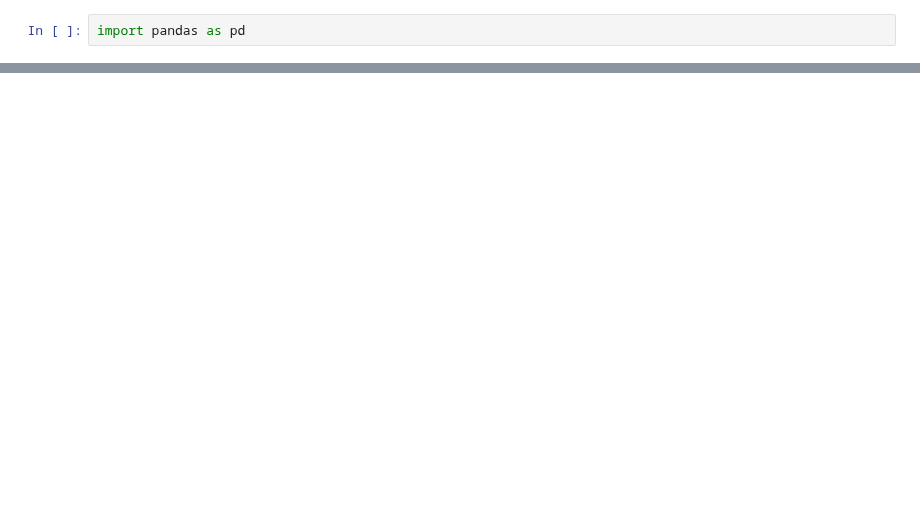
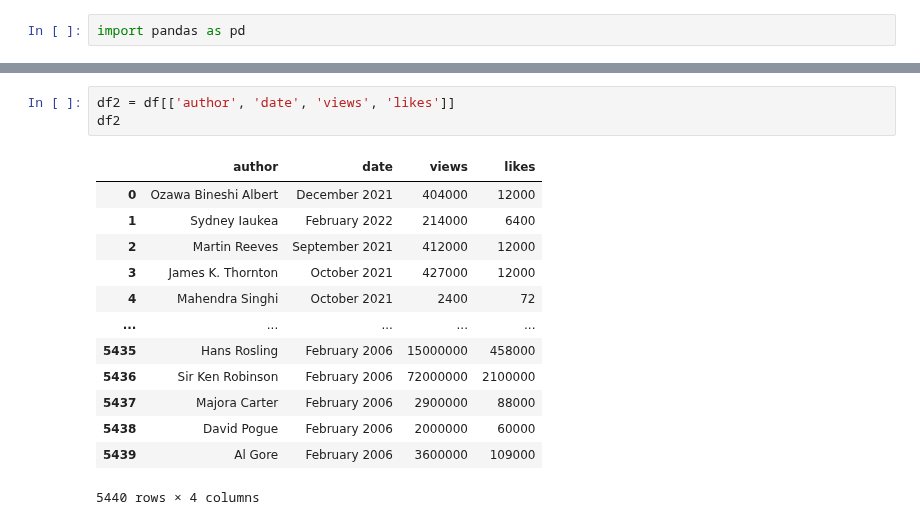
Before and after one commit to mananbhatt5/Tamid-TechEdu-S22, a Jupyter notebook: Week5/JoshLeeman-week5.ipynb, the cells around one changed output, grey strips where cells are left out. Drawn from its saved outputs; the diff is of its cells as text; blank space fills up the shorter version.

```diff
--- a/Week5/JoshLeeman-week5.ipynb
+++ b/Week5/JoshLeeman-week5.ipynb
@@ -7,0 +32,17 @@ FileNotFoundError: [Errno 2] No such file or directory: 'C:/Users/JoshLeeman/src
+# %%
+df2 = df[['author', 'date', 'views', 'likes']]
+df2
+# %% [output]
+|  | author | date | views | likes |
+| 0 | Ozawa Bineshi Albert | December 2021 | 404000 | 12000 |
+| 1 | Sydney Iaukea | February 2022 | 214000 | 6400 |
+| 2 | Martin Reeves | September 2021 | 412000 | 12000 |
+| 3 | James K. Thornton | October 2021 | 427000 | 12000 |
+| 4 | Mahendra Singhi | October 2021 | 2400 | 72 |
+| ... | ... | ... | ... | ... |
+| 5435 | Hans Rosling | February 2006 | 15000000 | 458000 |
+| 5436 | Sir Ken Robinson | February 2006 | 72000000 | 2100000 |
+| 5437 | Majora Carter | February 2006 | 2900000 | 88000 |
+| 5438 | David Pogue | February 2006 | 2000000 | 60000 |
+| 5439 | Al Gore | February 2006 | 3600000 | 109000 |
+5440 rows × 4 columns
```
Also changed, not shown: parts of 6 cells of this notebook.
